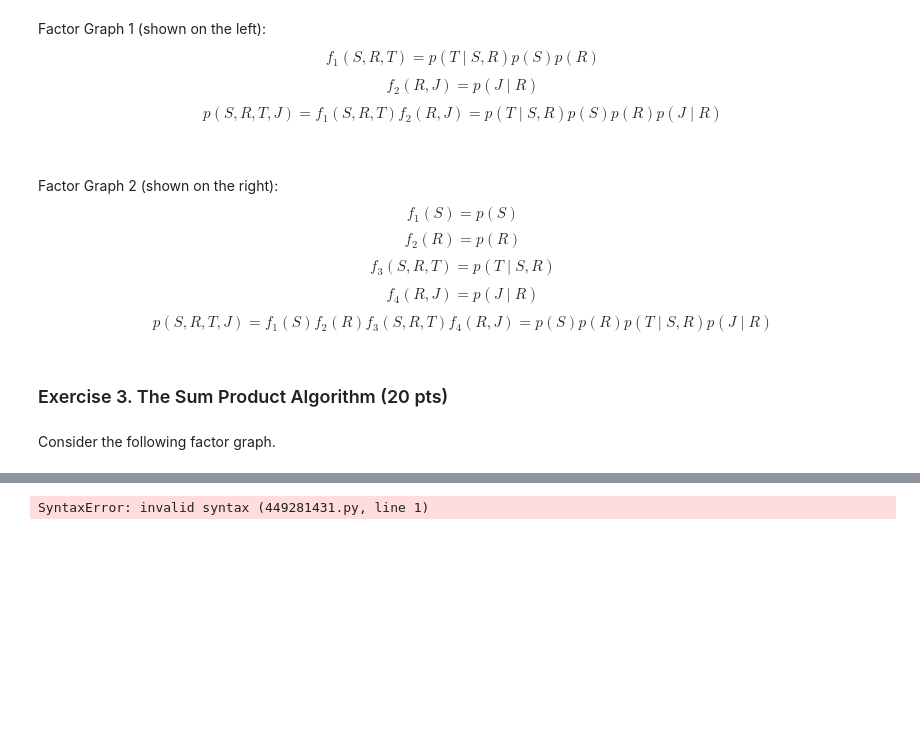
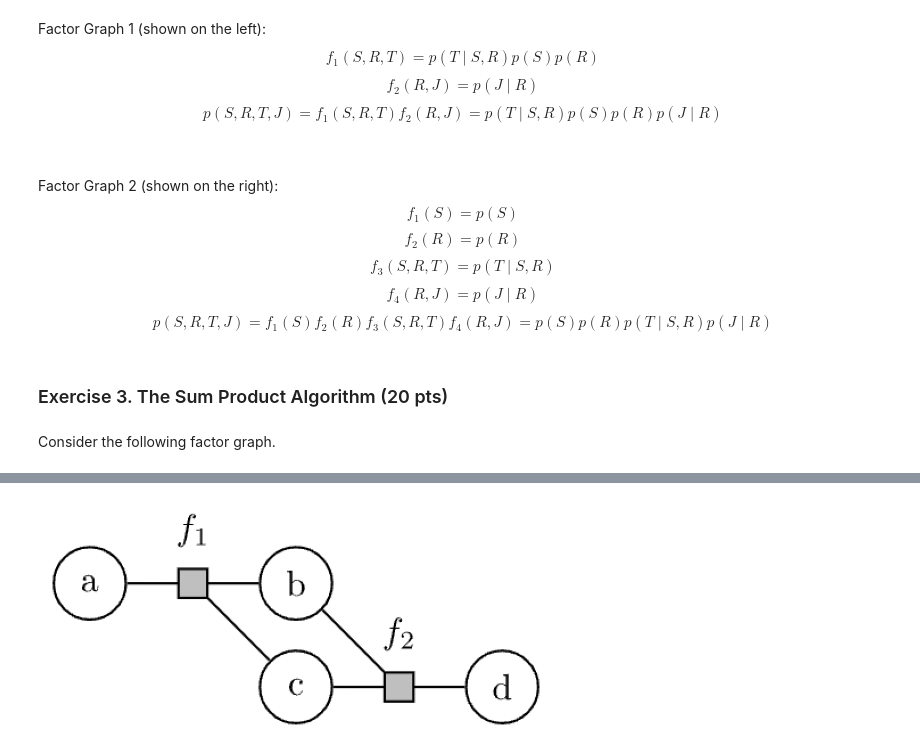
Before and after one commit to sakinkirti/CSDS491, a Jupyter notebook: A3/CSDS491-A3-sak207.ipynb, the cells around one changed output, grey strips where cells are left out. Cells and saved outputs as stored; diff of their text form; code cells hidden in the pictures; blank space fills up the shorter version.

```diff
--- a/A3/CSDS491-A3-sak207.ipynb
+++ b/A3/CSDS491-A3-sak207.ipynb
@@ -483,4 +416,7 @@ Exploration problems will be graded according the elements in the table below.
-# %%
-Denoising colors images
-# %% [output]
-SyntaxError: invalid syntax (449281431.py, line 1)
+# %%
+img = cv.imread("34problem.png")
+plt.imshow(img)
+plt.axis("off")
+plt.show()
+# %% [output]
+[figure, added]
```
Also changed, not shown: parts of 19 cells of this notebook, 3 other files.
